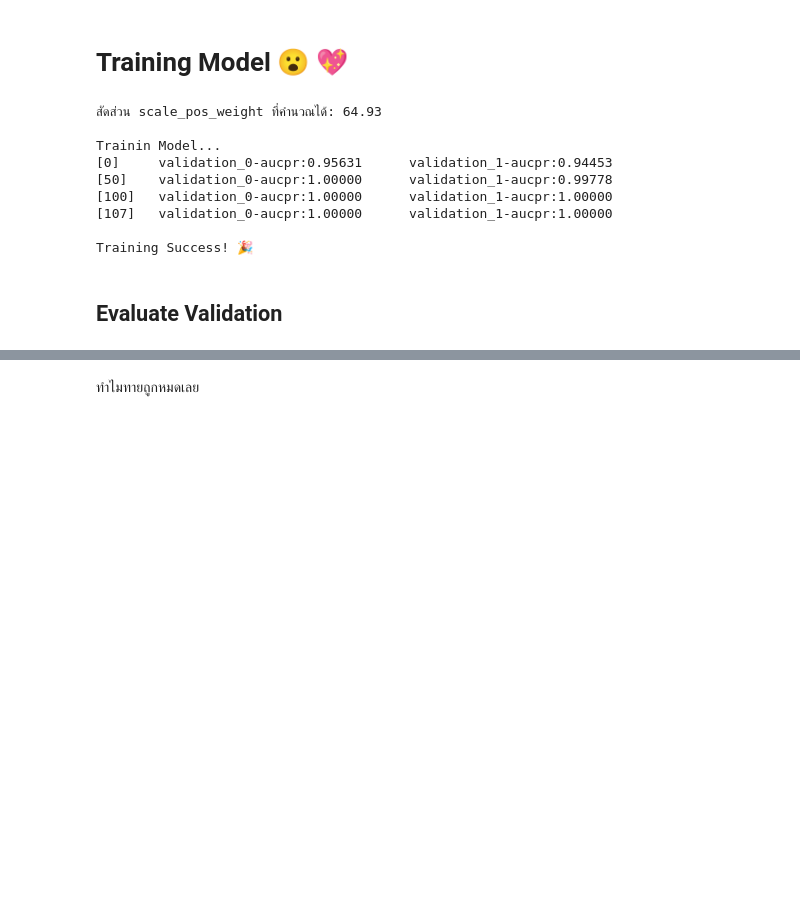
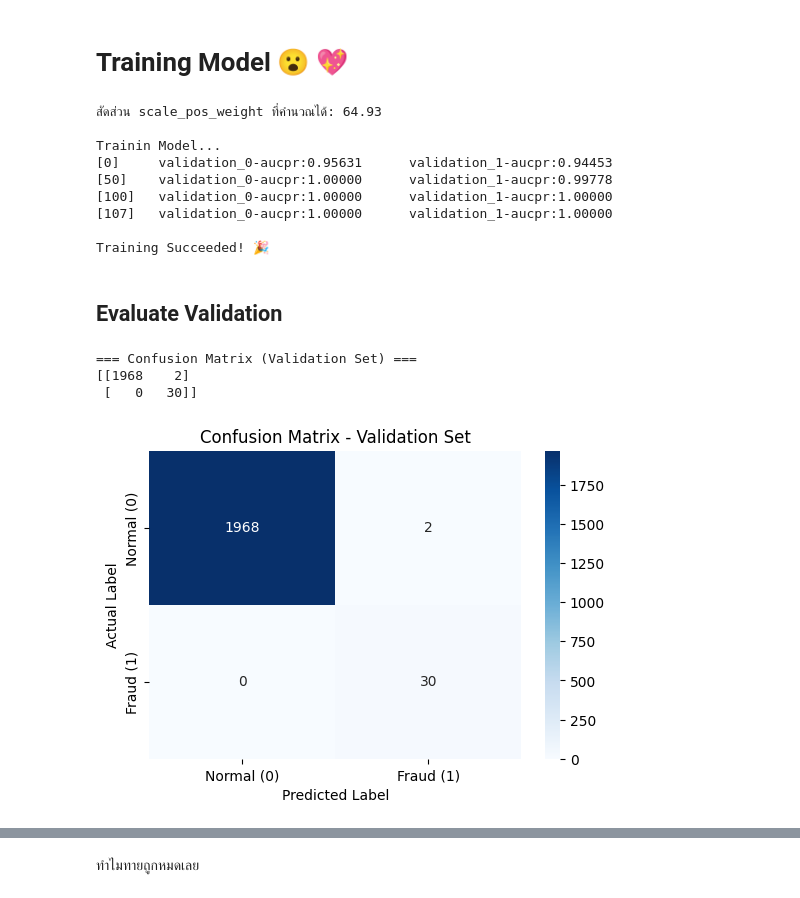
Before and after one commit to Napassornmp/Project_Fraud-Detection, a Jupyter notebook: Fraud_Detection.ipynb, the cells around one changed output, grey strips where cells are left out. Cells and saved outputs as stored; diff of their text form; code cells hidden in the pictures; blank space fills up the shorter version.

```diff
--- a/Fraud_Detection.ipynb
+++ b/Fraud_Detection.ipynb
@@ -517,7 +545,7 @@ model.fit(
     verbose=50
 )
 
-print("\nTraining Success! 🎉")
+print("\nTraining Succeeded! 🎉")
 # %% [output]
 สัดส่วน scale_pos_weight ที่คำนวณได้: 64.93
 
@@ -527,7 +555,39 @@ Trainin Model...
 [100]   validation_0-aucpr:1.00000      validation_1-aucpr:1.00000
 [107]   validation_0-aucpr:1.00000      validation_1-aucpr:1.00000
 
-Training Success! 🎉
+Training Succeeded! 🎉
 # %% [markdown]
 ## Evaluate Validation
+# %%
+#To prevent model overfitting, Before apply the model to real dataset we have to evaluate accuracy through Confusion Matrix or AUC-ROC.
+import seaborn as sns
+from sklearn.metrics import confusion_matrix, roc_auc_score, roc_curve
+
+# 1.Performs on the validation set
+# ---------------------------Predict------------------------------
+y_val_pred = model.predict(X_val)
+
+# Predict the probability of Fraud transaction for AUC-ROC
+y_val_prob = model.predict_proba(X_val)[:, 1]
+
+# ---------------------------------------------------------
+# 2. Confusion Matrix
+# ---------------------------------------------------------
+cm = confusion_matrix(y_val, y_val_pred)
+print("=== Confusion Matrix (Validation Set) ===")
+print(cm)
+
+plt.figure(figsize=(6, 4))
+sns.heatmap(cm, annot=True, fmt='d', cmap='Blues',
+            xticklabels=['Normal (0)', 'Fraud (1)'],
+            yticklabels=['Normal (0)', 'Fraud (1)'])
+plt.ylabel('Actual Label')
+plt.xlabel('Predicted Label')
+plt.title('Confusion Matrix - Validation Set')
+plt.show()
+# %% [output]
+=== Confusion Matrix (Validation Set) ===
+[[1968    2]
+ [   0   30]]
+[figure, added]
 # %%
```
Also changed, not shown: parts of 18 cells of this notebook.
